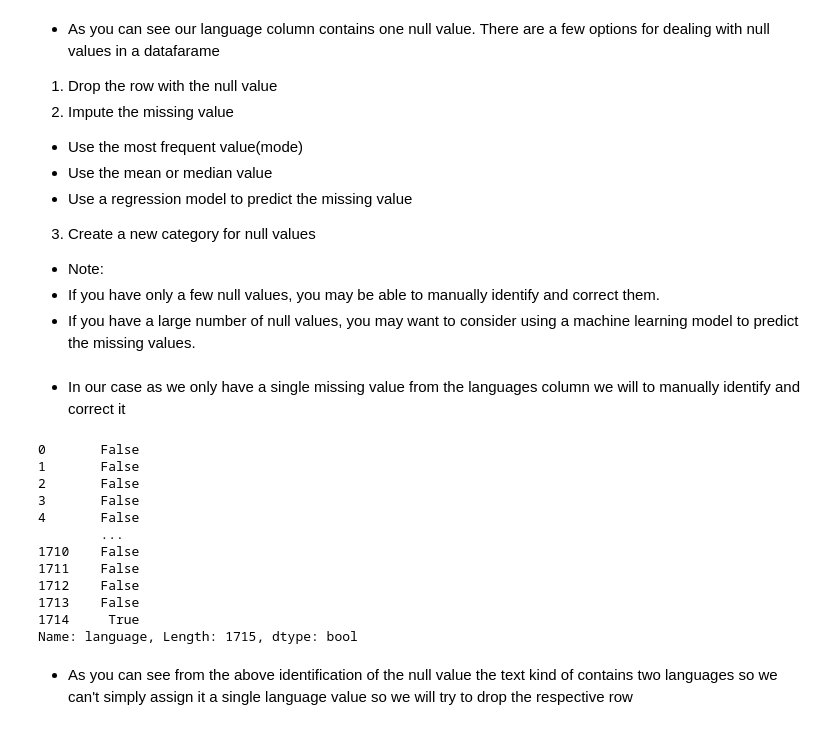
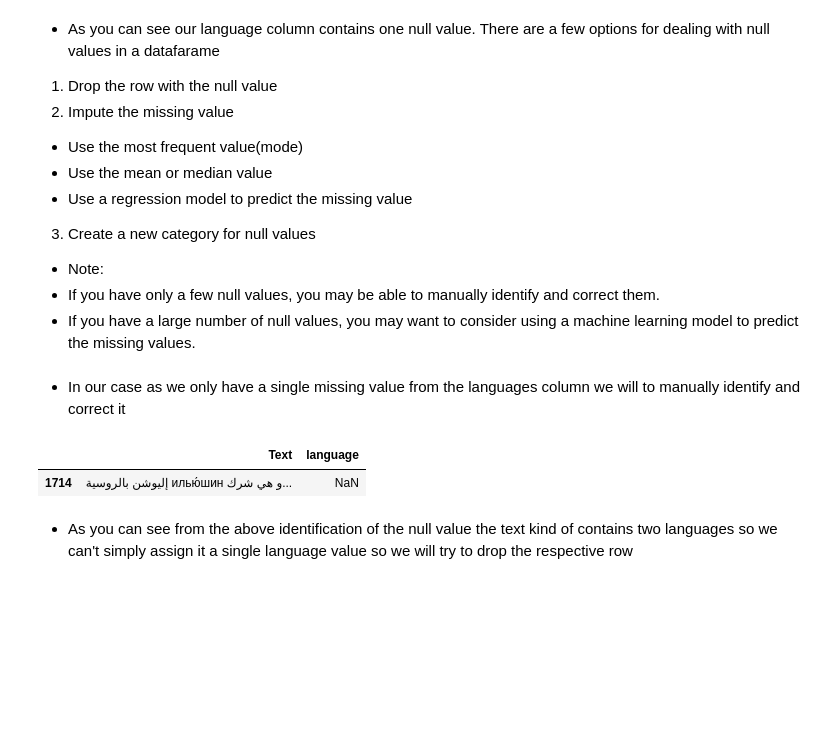
Before and after one commit to NebeyouMusie/Language-Detection, a Jupyter notebook: language_detection.ipynb, the cells around one changed output. Drawn from its saved outputs; the diff is of its cells as text; code cells hidden in the pictures; blank space fills up the shorter version.

```diff
--- a/language_detection.ipynb
+++ b/language_detection.ipynb
@@ -62,20 +62,10 @@ dtype: int64
 # %% [markdown]
 - In our case as we only have a single missing value from the languages column we will to manually identify and correct it
 # %%
-data['language'].isnull()
+data[data['language'].isnull()]
 # %% [output]
-0       False
-1       False
-2       False
-3       False
-4       False
-        ...
-1710    False
-1711    False
-1712    False
-1713    False
-1714     True
-Name: language, Length: 1715, dtype: bool
+|  | Text | language |
+| 1714 | إليوشن بالروسية илью́шин و هي شرك... | NaN |
 # %% [markdown]
 - As you can see from the above identification of the null value the text kind of contains two languages so we can't simply assign it a single language value so we will try to drop the respective row
 # %%
```
